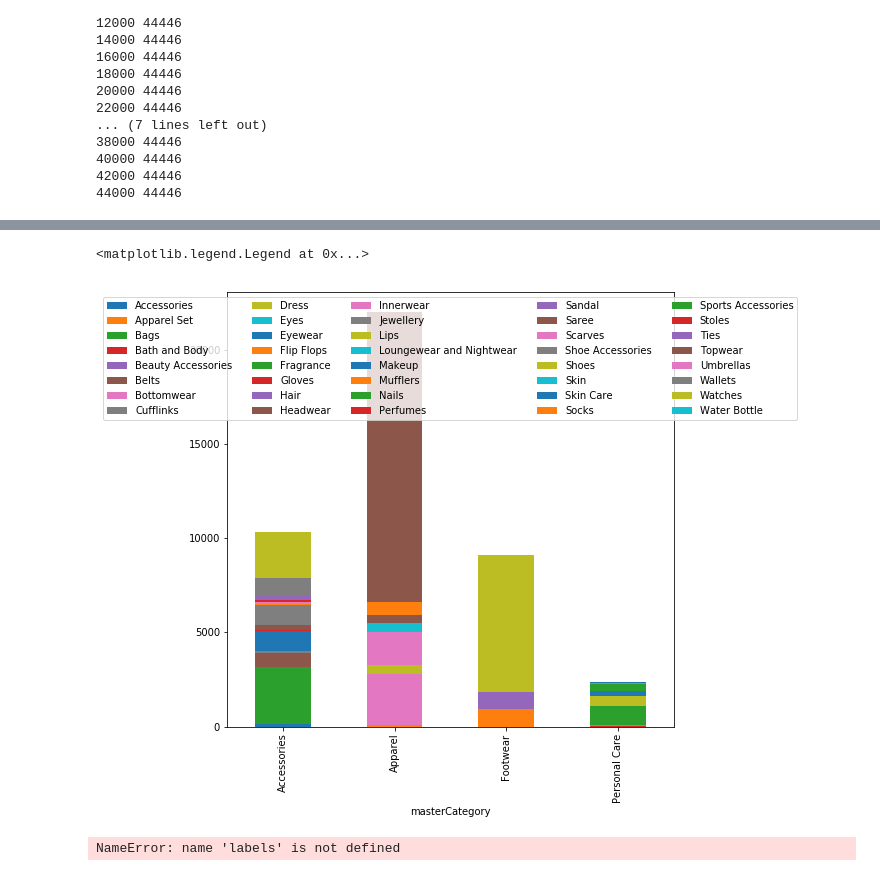
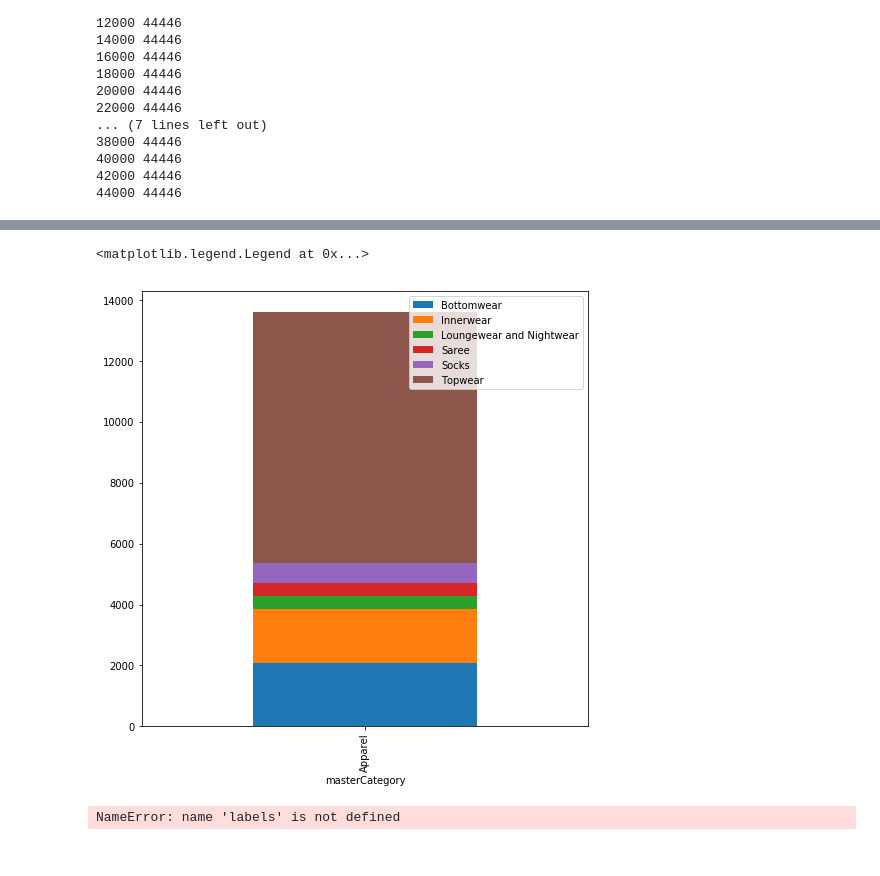
Before and after one commit to kellystroh/Inventory-Image-Classification, a Jupyter notebook: EDA.ipynb, the cells around one changed output, grey strips where cells are left out. Saved outputs shown, nothing was run; the diff lists cells and outputs as text; code cells hidden in the pictures.

```diff
--- a/EDA.ipynb
+++ b/EDA.ipynb
@@ -64,3 +72,11 @@ bw_img = loaded['b']
 # labels = df.masterCategory.copy()
 # labels = labels.astype('category')
 # labels = labels.cat.codes
+# %%
+df.subCategory = df.subCategory.str.replace('Loungewear and Nightwear', 'Loungewear')
+df['subCat'] = df.subCategory
+df2 = df[['masterCategory','subCategory', 'id']].groupby(['masterCategory','subCategory']).count().unstack('subCategory').fillna(0)
+df3 = df2['id']
+df4 = df3.transpose()
+df3.plot(kind='bar', stacked=True,figsize=(12,16), cmap='gnuplot')
+#plt.legend(loc='best')
@@ -67,12 +86,12 @@ bw_img = loaded['b']
 # %%
-df2 = df[['masterCategory','subCategory', 'id']].groupby(['masterCategory','subCategory']).count().unstack('subCategory').fillna(0)
+df2 = df[df.masterCategory=='Apparel'][['masterCategory','subCategory', 'id']].groupby(['masterCategory','subCategory']).count().unstack('subCategory').fillna(0)
 df3 = df2['id']
 df4 = df3.transpose()
 df3.plot(kind='bar', stacked=True,figsize=(8,8))
-plt.legend(loc='upper center', ncol=5)
+plt.legend(loc='best')
 # %% [output]
 <matplotlib.legend.Legend at 0x...>
-[figure, old version]
+[figure, new version]
 # %%
 masterCat_codes = {}
 for i in range(len(labels.value_counts().index)):
```
Also changed, not shown: parts of 19 cells of this notebook, 1 other file.
